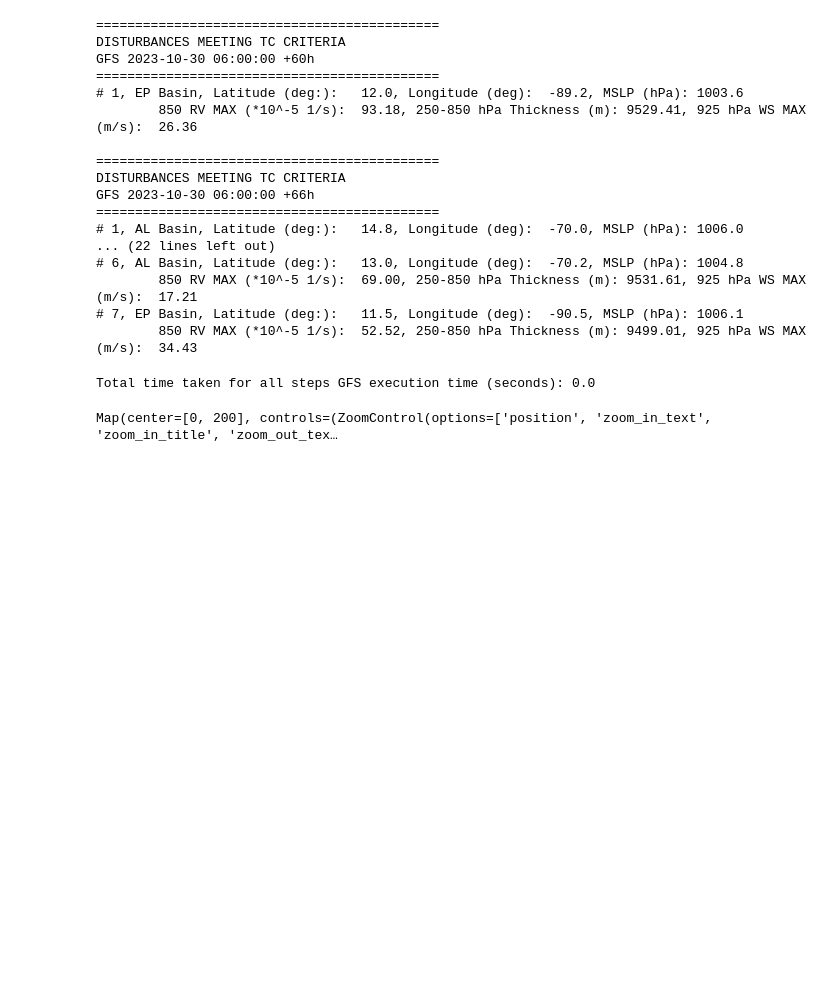
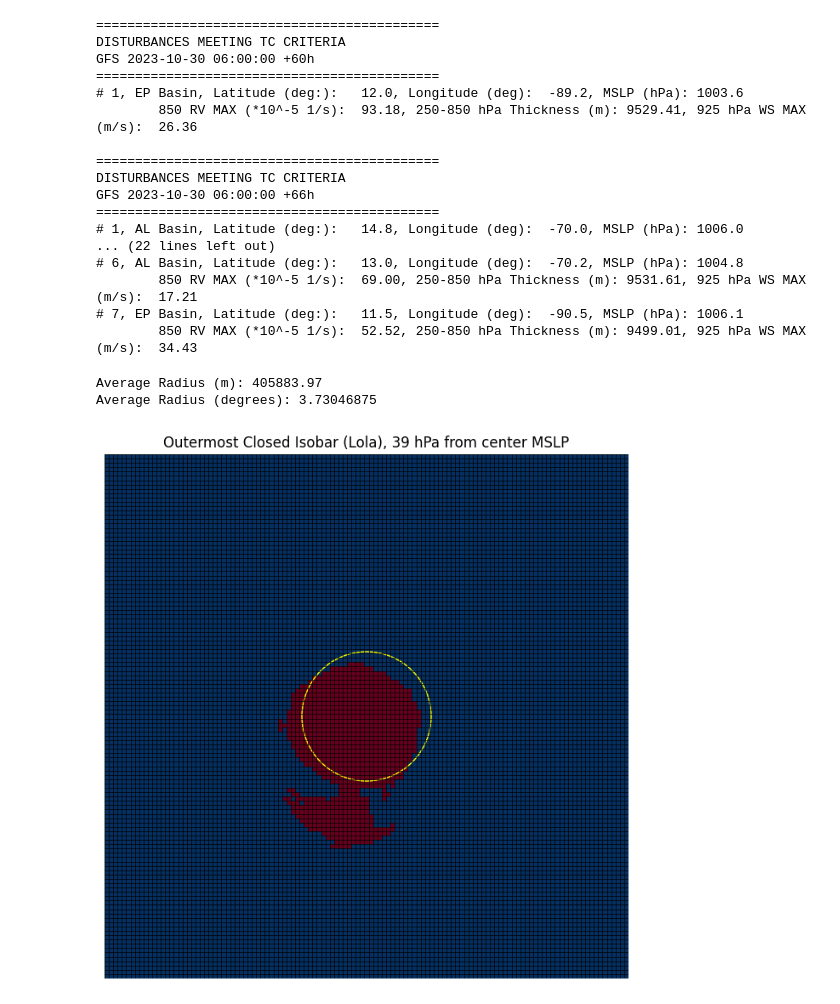
Before and after one commit to JRPdata/cyclone_genesis, a Jupyter notebook: cyclone-genesis.ipynb, the cells around one changed output. Drawn from its saved outputs; the diff is of its cells as text; code cells hidden in the pictures; blank space fills up the shorter version.

Commit message:
Example test case for computing ROCI using metview mv.distance and mslp fieldset. TODO: Doesn't remove other storms. Need to remove metview distance dependency.

```diff
--- a/cyclone-genesis.ipynb
+++ b/cyclone-genesis.ipynb
@@ -2105,24 +2313,63 @@ GFS 2023-10-30 06:00:00 +66h
 # %%
 # do an entire run
 model_name = "GFS"
-model_timestamp_str = '2023-10-31T12:00:00'
+model_timestamp_str = '2023-11-01T00:00:00'
 model_timestamp = datetime.fromisoformat(model_timestamp_str)
 model_hour_str = f'{model_timestamp.hour:02}'
-time_steps = all_time_steps_by_model['GFS'][model_hour_str]
+time_steps = all_time_steps_by_model[model_name][model_hour_str]
 
 model_timestamp = datetime.fromisoformat(model_timestamp_str)
 all_candidates = calc_disturbances_by_model_name_date_and_time_steps(model_name, model_timestamp, time_steps)
-# %% [output]
-Total time taken for all steps GFS execution time (seconds): 0.0
 # %%
 #1054.1 for 00Z
 #969.9 for 06Z
 # %%
 # list an entire run
 model_name = "GFS"
-model_timestamp_str = '2023-10-31T12:00:00'
+model_timestamp_str = '2023-11-01T00:00:00'
 model_timestamp = datetime.fromisoformat(model_timestamp_str)
 time_steps = all_time_steps_by_model[model_name]
 generate_disturbances_chart(model_name, model_timestamp, time_steps)
-# %% [output]
-Map(center=[0, 200], controls=(ZoomControl(options=['position', 'zoom_in_text', 'zoom_in_title', 'zoom_out_tex…
+# %%
+# example for calculating ROCI (based on some ideas from [4] but not the same method)
+# requires metview and the mslp data as a fieldset (for the distance calculation)
+# TODO change this so doesn't need metview
+
+import metview as mv
+import xarray as xr
+
+# Lola (2023)
+lat = -13.5
+lon = 167.0
+
+
+grbmsl_path = '/home/db/metview/JRPdata/gfs2/gfs.t00z.pgrb2.0p25.f072_prmsl_mean_sea_level.grib2'
+grb = pygrib.open(grbmsl_path)[1]
+lats,lons = grb.latlons()
+res = grb['iDirectionIncrementInDegrees']
+# convert to hPa
+mslp_data = grb.values * 0.01
+
+x = int((1/res)*(90-lat))
+y = int((1/res)*(0+lon))
+
+# testing finding isobars
+
+candidate = {
+    'x': x,
+    'y': y
+}
+
+mslp_fs = mv.read(grbmsl_path)
+
+mass_candidate, max_isobar_difference, visited = get_outermost_closed_isobar(mslp_data, res, candidate)
+
+average_radius, average_radius_units = find_average_radius(mslp_fs, mass_candidate, visited, num_legs=576)
+print("Average Radius (m):", average_radius)
+print(f"Average Radius (degrees):", average_radius_units * res)
+
+create_image(visited, f'Outermost Closed Isobar (Lola), {max_isobar_difference} hPa from center MSLP', rv_to_sign = True, radius = average_radius_units)
+# %% [output]
+Average Radius (m): 405883.97
+Average Radius (degrees): 3.73046875
+[figure, added]
```
Also changed, not shown: parts of 4 cells of this notebook.
